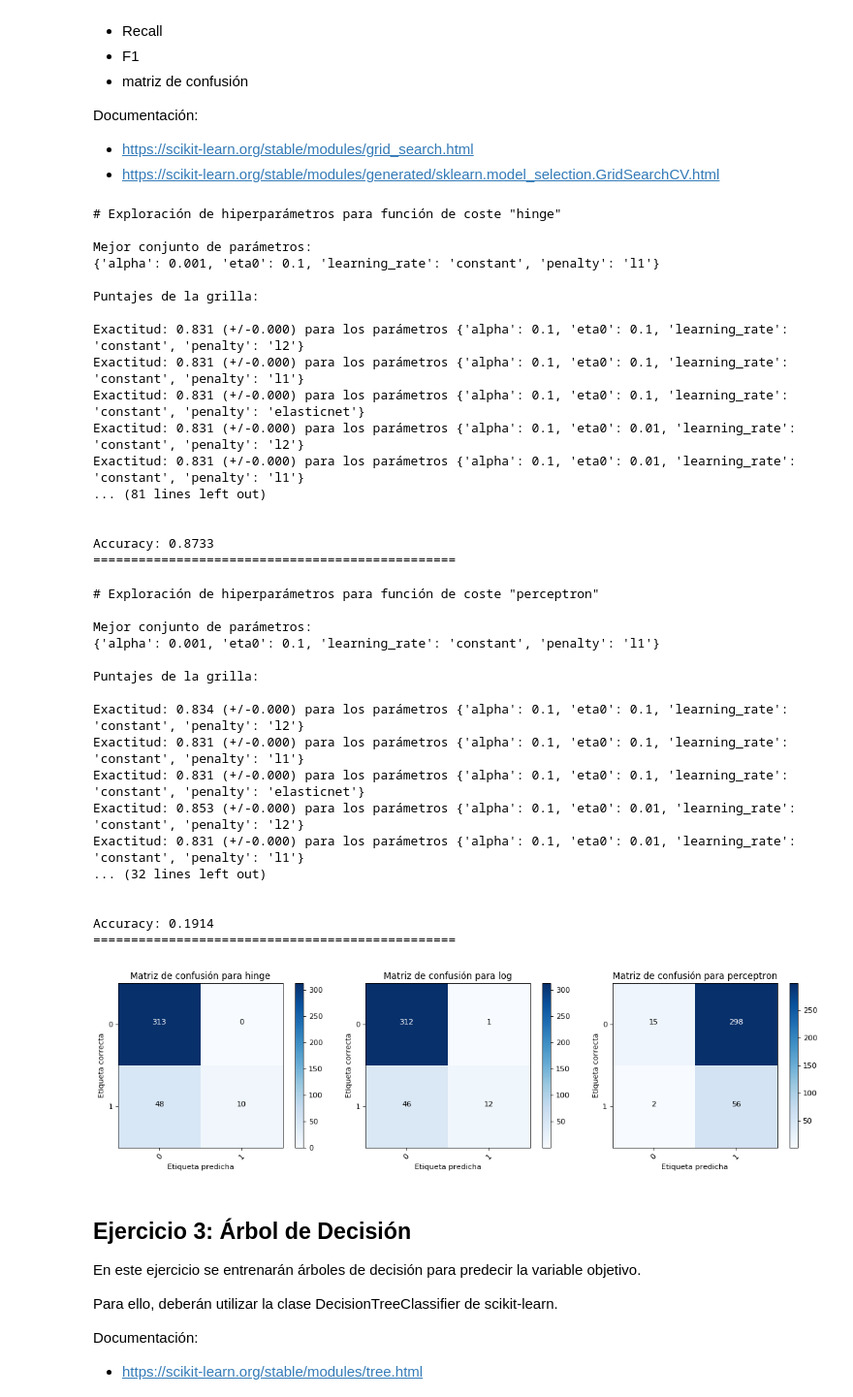
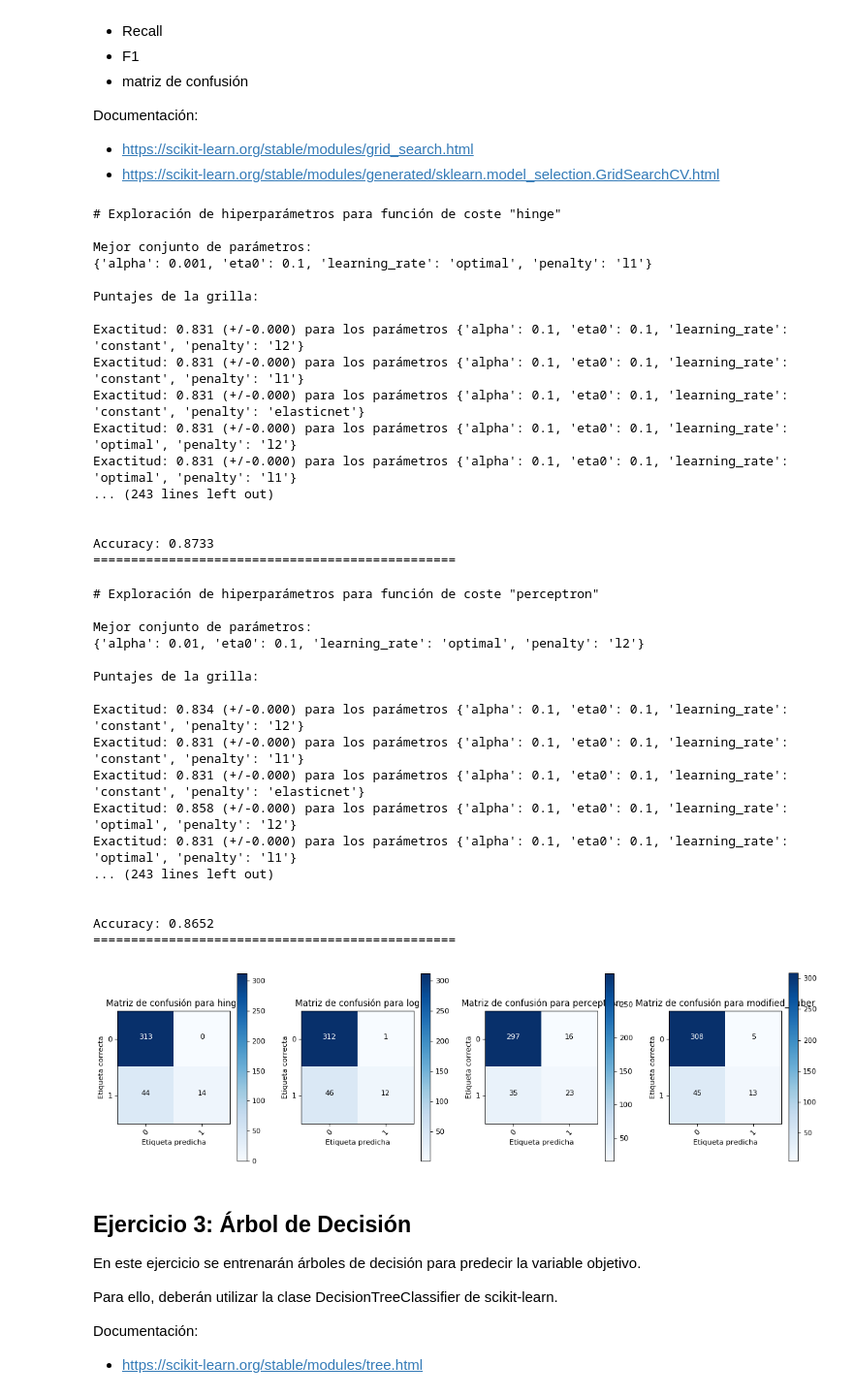
Before and after one commit to solujan/IntroduccionAprendizajeAutomatico, a Jupyter notebook: Lab 2.ipynb, the cells around one changed output. Shown: that part at 97% size. Cells and saved outputs as stored; diff of their text form; code cells hidden in the pictures.

```diff
--- a/Lab 2.ipynb
+++ b/Lab 2.ipynb
@@ -210,10 +252,10 @@ Documentación:
 # %%
 plt.figure(figsize=(14, 4), dpi= 80, facecolor='w', edgecolor='k')
 
-for idx, loss in enumerate(('hinge', 'log', 'perceptron'), start=1):
+for idx, loss in enumerate(('hinge', 'log', 'perceptron','modified_huber'), start=1):
     exploring_params = {
-        'learning_rate': ['constant'],
-        'eta0': [0.1, 0.01, 0.001],  # Tasa de entrenamiento
+        'learning_rate': ['constant','optimal','invscaling','adaptive'],
+        'eta0': [0.1, 0.01, 0.001],  # Tasa de entrenamiento/ tamaño del paso
         'alpha': [0.1, 0.01, 0.001],  # Tasa de regularización
         'penalty': ['l2', 'l1','elasticnet']
     }
@@ -239,45 +281,45 @@ for idx, loss in enumerate(('hinge', 'log', 'perceptron'), start=1):
     print("Accuracy: %0.4f" % accuracy_score(y_true, y_pred))
     print("================================================", end="\n\n")
 
-    plt.subplot(1, 3, idx)
+    plt.subplot(1, 4, idx)
     plot_confusion_matrix(confusion_matrix(y_true, y_pred),
                           classes=('0', '1'), title="Matriz de confusión para %s" % loss)
 # %% [output]
 # Exploración de hiperparámetros para función de coste "hinge"
 
 Mejor conjunto de parámetros:
-{'alpha': 0.001, 'eta0': 0.1, 'learning_rate': 'constant', 'penalty': 'l1'}
+{'alpha': 0.001, 'eta0': 0.1, 'learning_rate': 'optimal', 'penalty': 'l1'}
 
 Puntajes de la grilla:
 
 Exactitud: 0.831 (+/-0.000) para los parámetros {'alpha': 0.1, 'eta0': 0.1, 'learning_rate': 'constant', 'penalty': 'l2'}
 Exactitud: 0.831 (+/-0.000) para los parámetros {'alpha': 0.1, 'eta0': 0.1, 'learning_rate': 'constant', 'penalty': 'l1'}
 Exactitud: 0.831 (+/-0.000) para los parámetros {'alpha': 0.1, 'eta0': 0.1, 'learning_rate': 'constant', 'penalty': 'elasticnet'}
-Exactitud: 0.831 (+/-0.000) para los parámetros {'alpha': 0.1, 'eta0': 0.01, 'learning_rate': 'constant', 'penalty': 'l2'}
-Exactitud: 0.831 (+/-0.000) para los parámetros {'alpha': 0.1, 'eta0': 0.01, 'learning_rate': 'constant', 'penalty': 'l1'}
-... (81 lines left out)
+Exactitud: 0.831 (+/-0.000) para los parámetros {'alpha': 0.1, 'eta0': 0.1, 'learning_rate': 'optimal', 'penalty': 'l2'}
+Exactitud: 0.831 (+/-0.000) para los parámetros {'alpha': 0.1, 'eta0': 0.1, 'learning_rate': 'optimal', 'penalty': 'l1'}
+... (243 lines left out)
 
 
 Accuracy: 0.8733
 ================================================
 # Exploración de hiperparámetros para función de coste "perceptron"
 
 Mejor conjunto de parámetros:
-{'alpha': 0.001, 'eta0': 0.1, 'learning_rate': 'constant', 'penalty': 'l1'}
+{'alpha': 0.01, 'eta0': 0.1, 'learning_rate': 'optimal', 'penalty': 'l2'}
 
 Puntajes de la grilla:
 
 Exactitud: 0.834 (+/-0.000) para los parámetros {'alpha': 0.1, 'eta0': 0.1, 'learning_rate': 'constant', 'penalty': 'l2'}
 Exactitud: 0.831 (+/-0.000) para los parámetros {'alpha': 0.1, 'eta0': 0.1, 'learning_rate': 'constant', 'penalty': 'l1'}
 Exactitud: 0.831 (+/-0.000) para los parámetros {'alpha': 0.1, 'eta0': 0.1, 'learning_rate': 'constant', 'penalty': 'elasticnet'}
-Exactitud: 0.853 (+/-0.000) para los parámetros {'alpha': 0.1, 'eta0': 0.01, 'learning_rate': 'constant', 'penalty': 'l2'}
-Exactitud: 0.831 (+/-0.000) para los parámetros {'alpha': 0.1, 'eta0': 0.01, 'learning_rate': 'constant', 'penalty': 'l1'}
-... (32 lines left out)
+Exactitud: 0.858 (+/-0.000) para los parámetros {'alpha': 0.1, 'eta0': 0.1, 'learning_rate': 'optimal', 'penalty': 'l2'}
+Exactitud: 0.831 (+/-0.000) para los parámetros {'alpha': 0.1, 'eta0': 0.1, 'learning_rate': 'optimal', 'penalty': 'l1'}
+... (243 lines left out)
 
 
-Accuracy: 0.1914
+Accuracy: 0.8652
 ================================================
-[figure, old version]
+[figure, new version]
 # %% [markdown]
 ## Ejercicio 3: Árbol de Decisión
 
```
Also changed, not shown: parts of 13 cells of this notebook, 1 other file.
